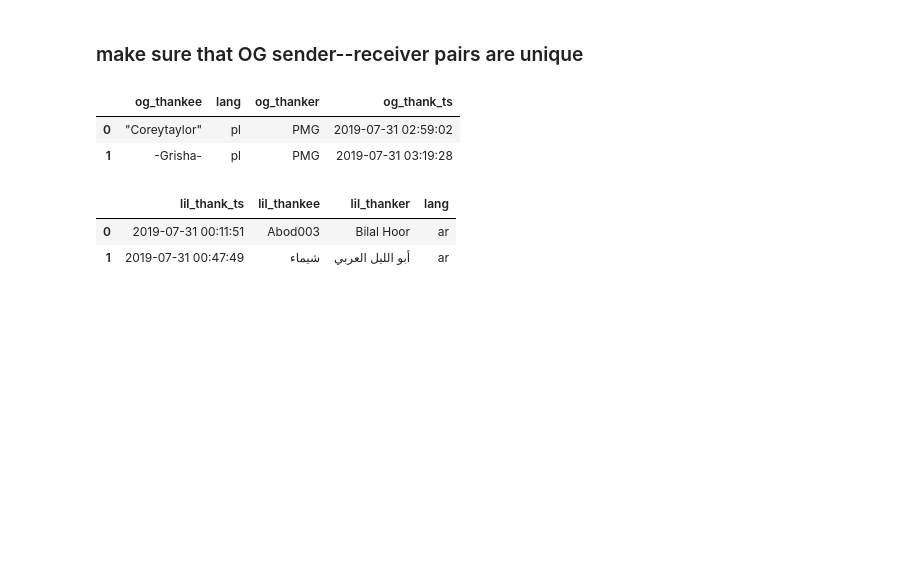
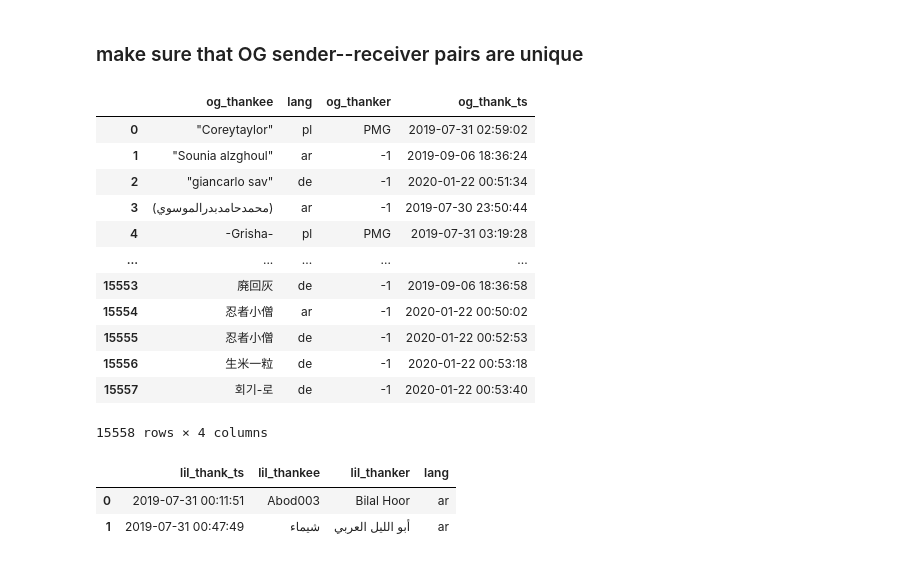
Before and after one commit to citizensandtech/civilservant-wikipedia-thanksender, a Jupyter notebook: ipython/gratitude thankee final data collector - make thanks-recipient contagaion reciprocate analysis.ipynb, the cells around one changed output. Drawn from its saved outputs; the diff is of its cells as text; code cells hidden in the pictures; blank space fills up the shorter version.

Commit message:
update to include control and unthanked treatment

```diff
--- a/ipython/gratitude thankee final data collector - make thanks-recipient contagaion reciprocate analysis.ipynb
+++ b/ipython/gratitude thankee final data collector - make thanks-recipient contagaion reciprocate analysis.ipynb
@@ -113,0 +157,10 @@ study_thanks.to_csv(os.path.join(TRESORDIR, SUBDIR, 'all_study_thanks.checkpoint
+# %%
+add_ins = control_or_untreated[['lang', 'user.name', 'created.dt']]
+add_ins = add_ins.rename(columns={'user.name':'recipient', 'created.dt':'object_created_dt'})
+# %%
+add_ins['rev_id'] = -1
+add_ins['ed_id'] = -1
+add_ins['removed_dt'] = float('nan')
+add_ins['oauth_id'] = -1
+add_ins['thanker'] = -1
+add_ins['thanker_without_prefix'] = -1
@@ -113,0 +180,4 @@ study_thanks.to_csv(os.path.join(TRESORDIR, SUBDIR, 'all_study_thanks.checkpoint
+# %%
+study_thanks_wcontrol = pd.concat([study_thanks, add_ins])
+
+len(study_thanks), len(study_thanks_wcontrol)
@@ -291,10 +343,14 @@ project_thanks.head()
 # %% [markdown]
 ### make sure that OG sender--receiver pairs are unique
 # %%
-study_thanks_uniq = study_thanks.groupby(by=['lang', 'recipient', 'thanker_without_prefix'])\
+study_thanks_uniq = study_thanks_wcontrol.groupby(by=['lang', 'recipient', 'thanker_without_prefix'])\
     .agg({'object_created_dt':pd.np.min})\
      .reset_index().groupby(['recipient','lang']).first().reset_index()
 
+# study_thanks_uniq = study_thanks.groupby(by=['lang', 'recipient', 'thanker_without_prefix'])\
+#     .agg({'object_created_dt':pd.np.min})\
+#      .reset_index().groupby(['recipient','lang']).first().reset_index()
+
 # the first group by take the first timestamp of every thanker-thankee interaction.
 # the second group by selects just the first thanke-thankee-interaction, so that each og_thankee appears only once.
 # %%
@@ -302,11 +359,21 @@ study_thanks_uniq = study_thanks_uniq.rename(columns={'recipient':'og_thankee',
 # %%
 project_thanks = project_thanks.rename(columns={'receiver':'lil_thankee','sender':'lil_thanker','thank_timestamp':'lil_thank_ts'})
 # %%
-study_thanks_uniq.head(2)
+study_thanks_uniq
 # %% [output]
 |  | og_thankee | lang | og_thanker | og_thank_ts |
 | 0 | "Coreytaylor" | pl | PMG | 2019-07-31 02:59:02 |
-| 1 | -Grisha- | pl | PMG | 2019-07-31 03:19:28 |
+| 1 | "Sounia alzghoul" | ar | -1 | 2019-09-06 18:36:24 |
+| 2 | "giancarlo sav" | de | -1 | 2020-01-22 00:51:34 |
+| 3 | (محمدحامدبدرالموسوي) | ar | -1 | 2019-07-30 23:50:44 |
+| 4 | -Grisha- | pl | PMG | 2019-07-31 03:19:28 |
+| ... | ... | ... | ... | ... |
+| 15553 | 廃回灰 | de | -1 | 2019-09-06 18:36:58 |
+| 15554 | 忍者小僧 | ar | -1 | 2020-01-22 00:50:02 |
+| 15555 | 忍者小僧 | de | -1 | 2020-01-22 00:52:53 |
+| 15556 | 生米一粒 | de | -1 | 2020-01-22 00:53:18 |
+| 15557 | 회기-로 | de | -1 | 2020-01-22 00:53:40 |
+15558 rows × 4 columns
 # %%
 project_thanks.head(2)
 # %% [output]
```
Also changed, not shown: parts of 46 cells of this notebook.
